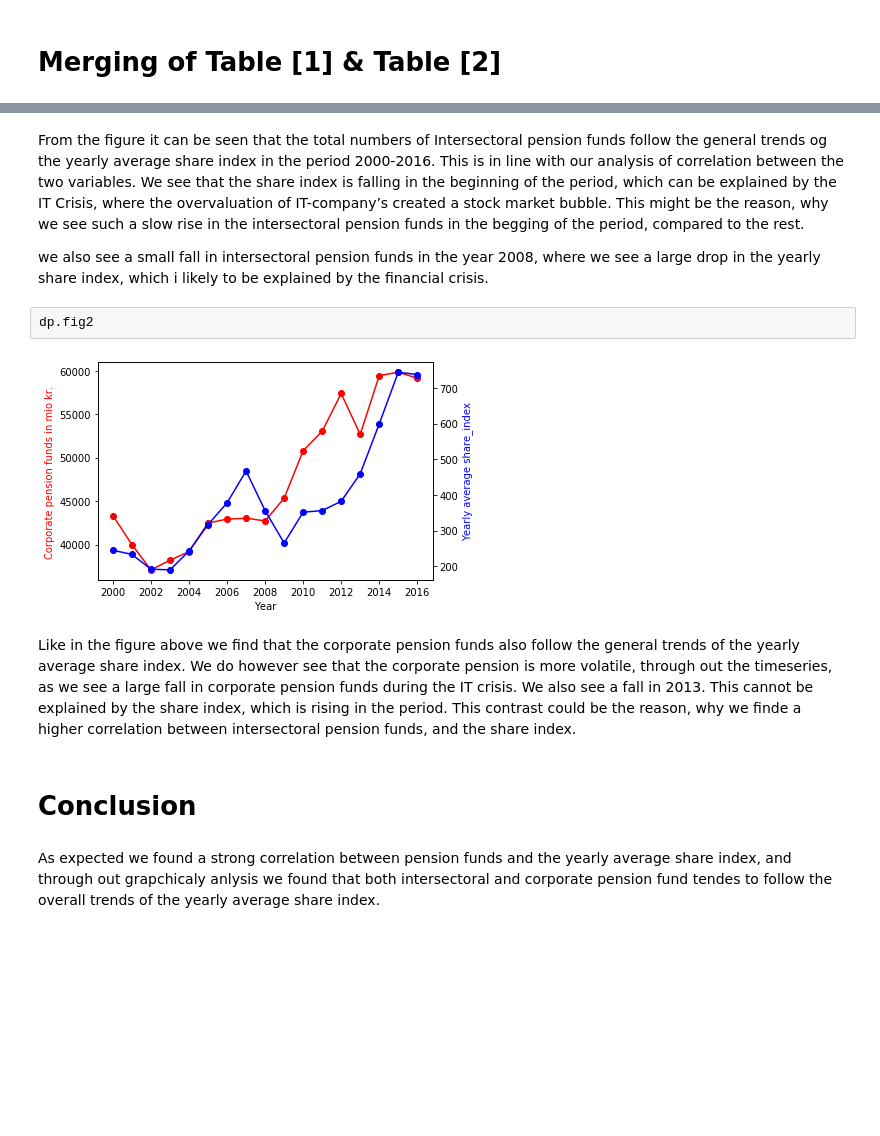
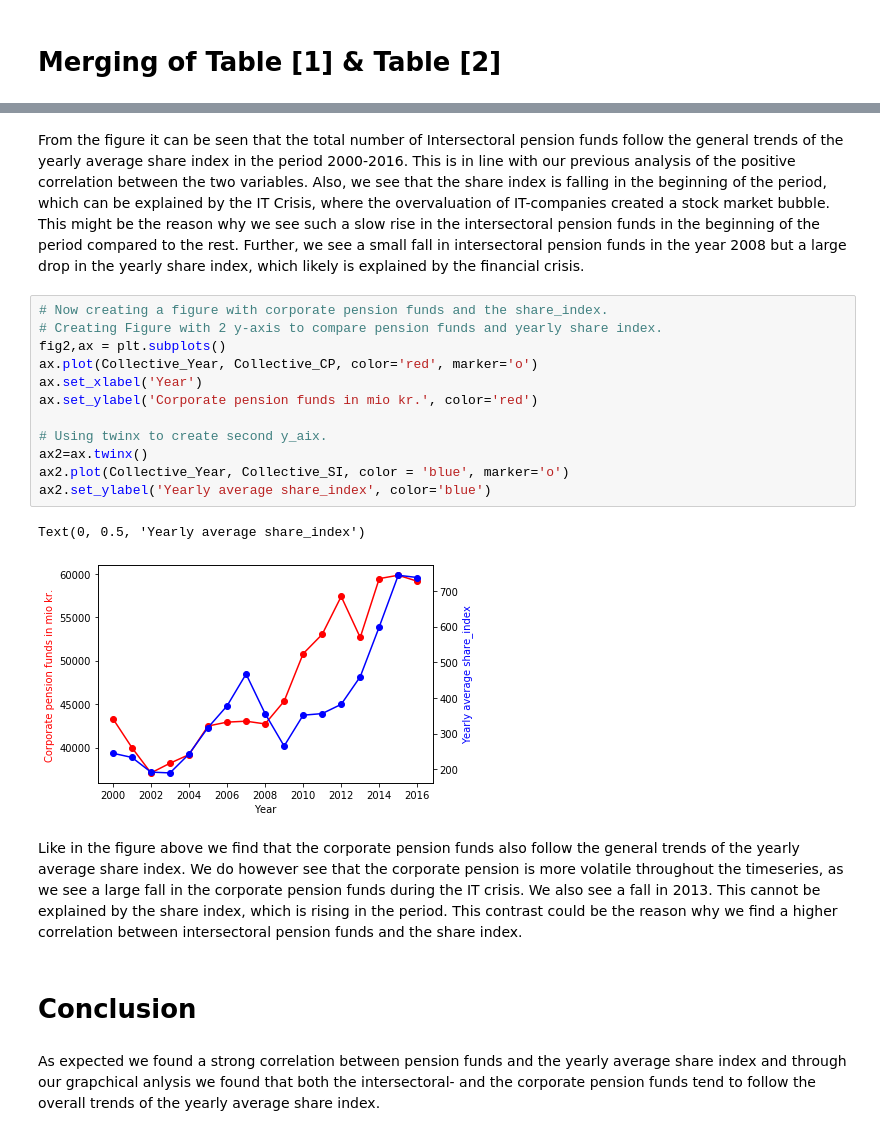
Before and after one commit to NumEconCopenhagen/projects-2020-group-60, a Jupyter notebook: dataproject/dataproject.ipynb, the cells around one changed output, grey strips where cells are left out. Saved outputs shown, nothing was run; the diff lists cells and outputs as text; blank space fills up the shorter version.

```diff
--- a/dataproject/dataproject.ipynb
+++ b/dataproject/dataproject.ipynb
@@ -343,14 +440,24 @@ dp.fig1
 # %% [markdown]
-From the figure it can be seen that the total numbers of Intersectoral pension funds follow the general trends og the yearly average share index in the period 2000-2016. This is in line with our analysis of correlation between the two variables. We see that the share index is falling in the beginning of the period, which can be explained by the IT Crisis, where the overvaluation of IT-company’s created a stock market bubble. This might be the reason, why we see such a slow rise in the intersectoral pension funds in the begging of the period, compared to the rest.
-
-we also see a small fall in intersectoral pension funds in the year 2008, where we see a large drop in the yearly share index, which i likely to be explained by the financial crisis.
+From the figure it can be seen that the total number of Intersectoral pension funds follow the general trends of the yearly average share index in the period 2000-2016. This is in line with our previous analysis of the positive correlation between the two variables. Also, we see that the share index is falling in the beginning of the period, which can be explained by the IT Crisis, where the overvaluation of IT-companies created a stock market bubble. This might be the reason why we see such a slow rise in the intersectoral pension funds in the beginning of the period compared to the rest.
+Further, we see a small fall in intersectoral pension funds in the year 2008 but a large drop in the yearly share index, which likely is explained by the financial crisis.
-# %%
-dp.fig2
-# %% [output]
-[figure, removed]
+# %%
+# Now creating a figure with corporate pension funds and the share_index.
+# Creating Figure with 2 y-axis to compare pension funds and yearly share index.
+fig2,ax = plt.subplots()
+ax.plot(Collective_Year, Collective_CP, color='red', marker='o')
+ax.set_xlabel('Year')
+ax.set_ylabel('Corporate pension funds in mio kr.', color='red')
+
+# Using twinx to create second y_aix.
+ax2=ax.twinx()
+ax2.plot(Collective_Year, Collective_SI, color = 'blue', marker='o')
+ax2.set_ylabel('Yearly average share_index', color='blue')
+# %% [output]
+Text(0, 0.5, 'Yearly average share_index')
+[figure, added]
 # %% [markdown]
-Like in the figure above we find that the corporate pension funds also follow the general trends of the yearly average share index. We do however see that the corporate pension is more volatile, through out the timeseries, as we see a large fall in corporate pension funds during the IT crisis. We also see a fall in 2013. This cannot be explained by the share index, which is rising in the period. This contrast could be the reason, why we finde a higher correlation between intersectoral pension funds, and the share index.
+Like in the figure above we find that the corporate pension funds also follow the general trends of the yearly average share index. We do however see that the corporate pension is more volatile throughout the timeseries, as we see a large fall in the corporate pension funds during the IT crisis. We also see a fall in 2013. This cannot be explained by the share index, which is rising in the period. This contrast could be the reason why we find a higher correlation between intersectoral pension funds and the share index.
 # %% [markdown]
 # Conclusion
 # %% [markdown]
-As expected we found a strong correlation between pension funds and the yearly average share index, and through out grapchicaly anlysis we found that both intersectoral and corporate pension fund tendes to follow the overall trends of the yearly average share index.
+As expected we found a strong correlation between pension funds and the yearly average share index and through our grapchical anlysis we found that both the intersectoral- and the corporate pension funds tend to follow the overall trends of the yearly average share index.
```
Also changed, not shown: parts of 53 cells of this notebook.
